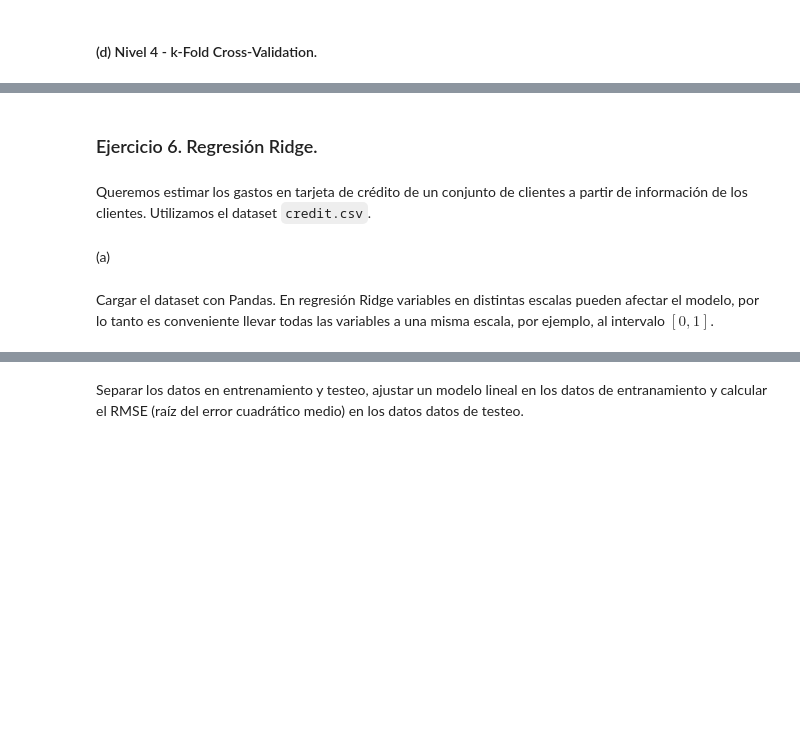
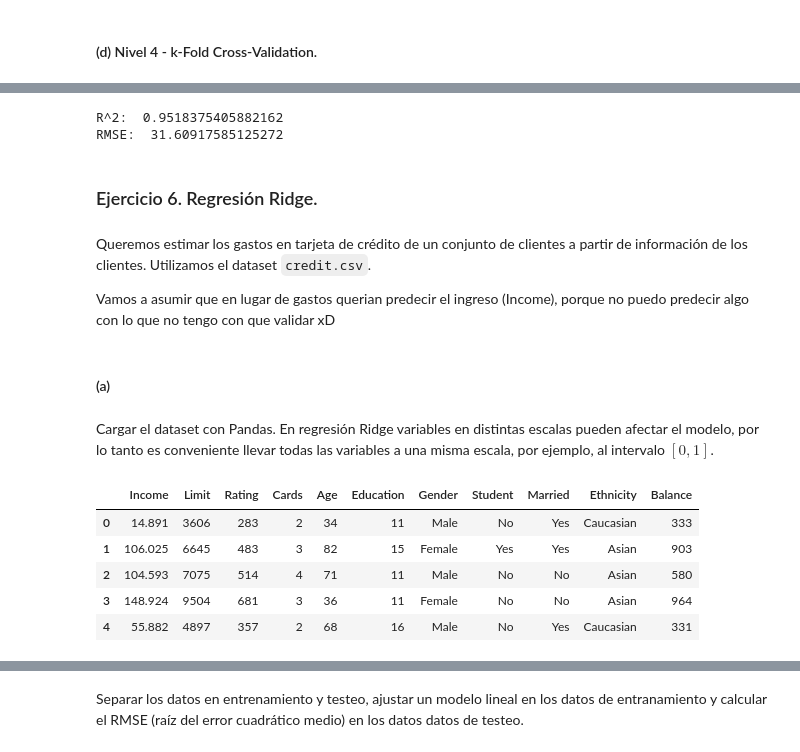
Before and after one commit to lmendezayl/uba-ldd-ic, a Jupyter notebook: guias/soluciones/practica7.ipynb, the cells around one changed output, grey strips where cells are left out. Saved outputs shown, nothing was run; the diff lists cells and outputs as text; code cells hidden in the pictures; blank space fills up the shorter version.

```diff
--- a/guias/soluciones/practica7.ipynb
+++ b/guias/soluciones/practica7.ipynb
@@ -638,12 +730,39 @@ RECM y calcular la RECM y el R² sobre el conjunto de testeo.
+# %%
+# Entrenamos sobre testeo
+modelo3.fit(X, y)
+y_test, X_test = Formula("precio ~ superficie : zona - 1").get_model_matrix(df_inmuebles_test)
+y_pred = modelo3.predict(X_test)
+print('R^2: ', r2_score(y_test, y_pred))
+print('RMSE: ', rmse(y_test, y_pred))
+# %% [output]
+R^2:  0.9518375405882162
+RMSE:  31.60917585125272
 # %% [markdown]
 ### Ejercicio 6. Regresión Ridge.
 # %% [markdown]
 Queremos estimar los gastos en tarjeta de crédito de un conjunto de
 clientes a partir de información de los clientes. Utilizamos el dataset `credit.csv`.
+
+Vamos a asumir que en lugar de gastos querian predecir el ingreso (Income), porque no puedo predecir algo con lo que no tengo con que validar xD
 # %% [markdown]
-(a)
+#### (a)
 # %% [markdown]
 Cargar el dataset con Pandas. En regresión Ridge variables en distintas escalas pueden
 afectar el modelo, por lo tanto es conveniente llevar todas las variables a una misma escala,
 por ejemplo, al intervalo $[0,1]$.
+# %%
+try:
+    df_credit = pd.read_csv('../../datasets/credit.csv')
+except:
+    url = 'https://raw.githubusercontent.com/lmendezayl/uba-ldd-ic/refs/heads/main/datasets/credit.csv'
+    df_credit = pd.read_csv(url)
+
+df_credit.head()
+# %% [output]
+|  | Income | Limit | Rating | Cards | Age | Education | Gender | Student | Married | Ethnicity | Balance |
+| 0 | 14.891 | 3606 | 283 | 2 | 34 | 11 | Male | No | Yes | Caucasian | 333 |
+| 1 | 106.025 | 6645 | 483 | 3 | 82 | 15 | Female | Yes | Yes | Asian | 903 |
+| 2 | 104.593 | 7075 | 514 | 4 | 71 | 11 | Male | No | No | Asian | 580 |
+| 3 | 148.924 | 9504 | 681 | 3 | 36 | 11 | Female | No | No | Asian | 964 |
+| 4 | 55.882 | 4897 | 357 | 2 | 68 | 16 | Male | No | Yes | Caucasian | 331 |
 # %% [markdown]
```
Also changed, not shown: parts of 30 cells of this notebook.
